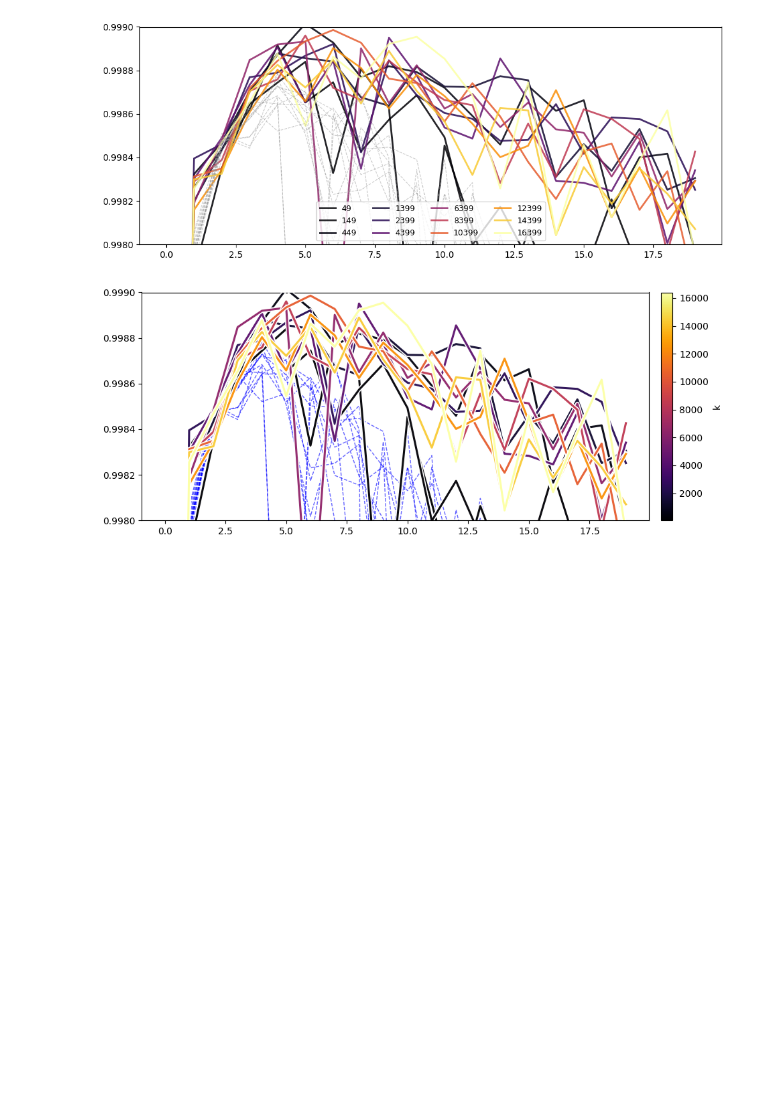
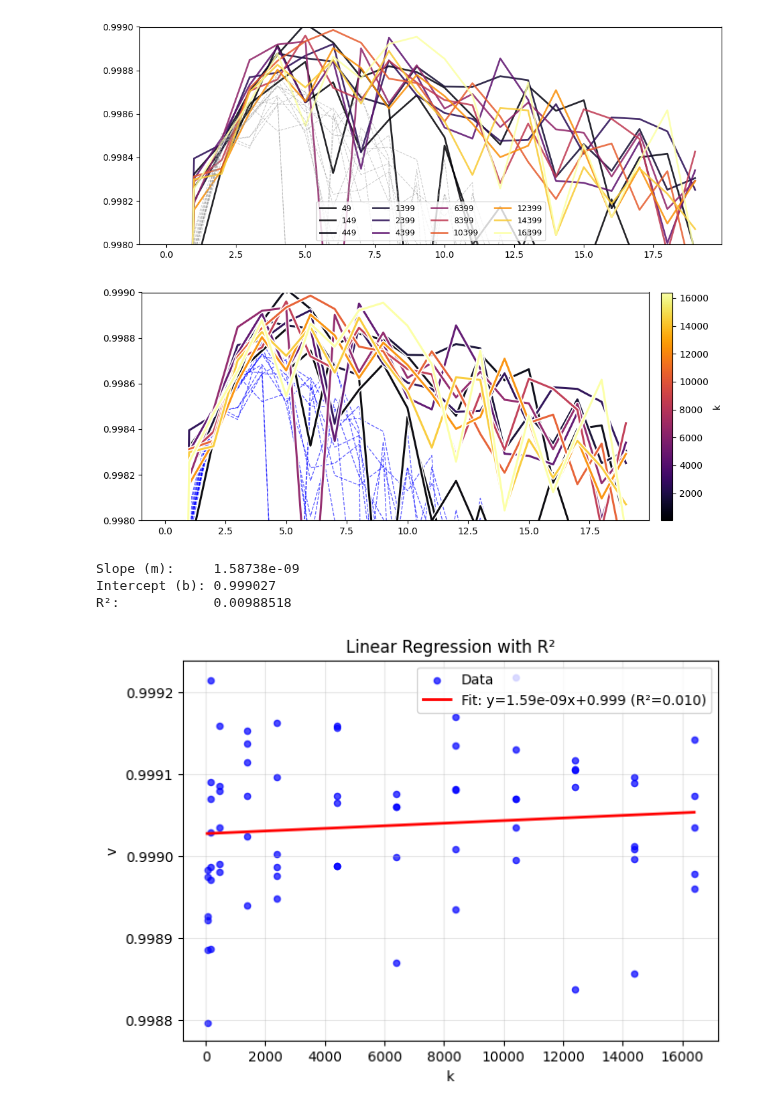
Before and after one commit to cdalinghaus-mthesis/figures, a Jupyter notebook: results/compute_study/compute_scaling_draft.ipynb, the cells around one changed output. Drawn from its saved outputs; the diff is of its cells as text; code cells hidden in the pictures; blank space fills up the shorter version.

Commit message:
Initial plots for studies

```diff
--- a/results/compute_study/compute_scaling_draft.ipynb
+++ b/results/compute_study/compute_scaling_draft.ipynb
@@ -25,5 +6,6 @@ data
 # %%
 baseline_meanlists = {}
+baseline_compute_max_map = defaultdict(list)
 
 for checkpoint in os.listdir("data_compute_scaling_study"):
     dlist = []
@@ -32,6 +14,7 @@ for checkpoint in os.listdir("data_compute_scaling_study"):
         data = pd.read_csv(f"data_compute_scaling_study/{checkpoint}/baseline/{csvfile}")
 
         dlist.append(data["TRA"].to_list())
+        baseline_compute_max_map[int(checkpoint)].append(max(data["TRA"].to_list()))
 
     meanlist = []
     for idx in range(max([len(x) for x in dlist])):
@@ -47,6 +30,7 @@ for checkpoint in os.listdir("data_compute_scaling_study"):
     baseline_meanlists[checkpoint] = meanlist
 # %%
 meanlists = {}
+treatment_compute_max_map = defaultdict(list)
 
 for checkpoint in os.listdir("data_compute_scaling_study"):
     dlist = []
@@ -55,6 +39,7 @@ for checkpoint in os.listdir("data_compute_scaling_study"):
         data = pd.read_csv(f"data_compute_scaling_study/{checkpoint}/witheffects/{csvfile}")
 
         dlist.append(data["TRA"].to_list())
+        treatment_compute_max_map[int(checkpoint)].append(max(data["TRA"].to_list()))
 
     meanlist = []
     for idx in range(max([len(x) for x in dlist])):
@@ -186,3 +171,57 @@ plt.show
 plt.savefig("compute_scaling_fluo_draft.pdf")
 # %% [output]
 [figure]
+# %%
+import numpy as np
+import matplotlib.pyplot as plt
+
+# --- Flatten baseline_compute_max_map into x/y arrays ---
+x = []
+y = []
+
+for k, l in treatment_compute_max_map.items():
+    for v in l:
+        x.append(k)
+        y.append(v)
+
+x = np.asarray(x, dtype=float)
+y = np.asarray(y, dtype=float)
+
+if x.size < 2:
+    raise ValueError("Need at least 2 (k, v) points to fit a regression.")
+
+# --- Linear regression: y = m*x + b ---
+m, b = np.polyfit(x, y, 1)
+y_pred = m * x + b
+
+# --- R^2 ---
+ss_res = np.sum((y - y_pred) ** 2)
+ss_tot = np.sum((y - np.mean(y)) ** 2)
+r_squared = 1.0 - (ss_res / ss_tot) if ss_tot != 0 else np.nan
+
+print(f"Slope (m):     {m:.6g}")
+print(f"Intercept (b): {b:.6g}")
+print(f"R²:            {r_squared:.6g}")
+
+# --- Plot points + regression line ---
+plt.figure(figsize=(7, 5))
+plt.scatter(x, y, c="blue", s=20, alpha=0.7, label="Data")
+
+# Smooth line across the x-range
+x_line = np.linspace(x.min(), x.max(), 200)
+y_line = m * x_line + b
+plt.plot(x_line, y_line, c="red", linewidth=2, label=f"Fit: y={m:.3g}x+{b:.3g} (R²={r_squared:.3f})")
+
+plt.xlabel("k")
+plt.ylabel("v")
+plt.title("Linear Regression with R²")
+plt.grid(True, alpha=0.3)
+plt.legend()
+
+
+plt.savefig("compute_scaling_full.pdf")
+# %% [output]
+Slope (m):     1.58738e-09
+Intercept (b): 0.999027
+R²:            0.00988518
+[figure, added]
```
Also changed, not shown: parts of 3 cells of this notebook, 2 other files.
